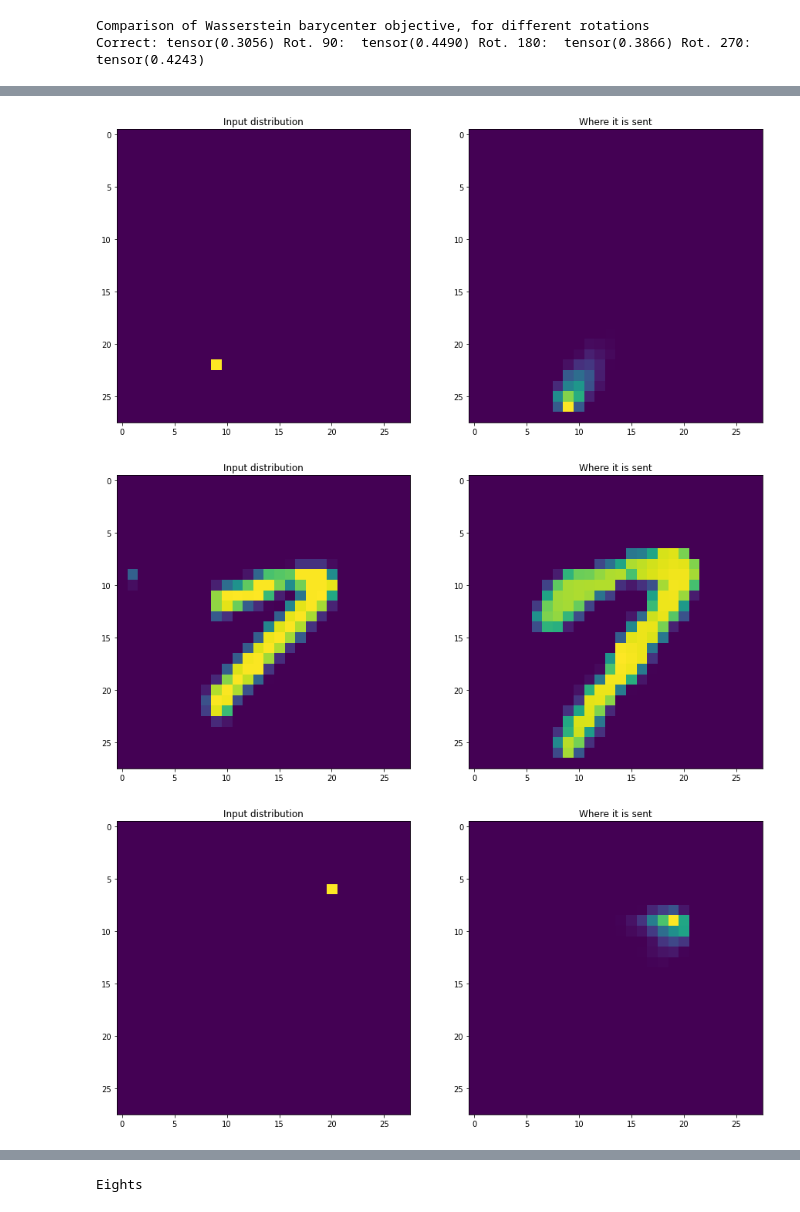
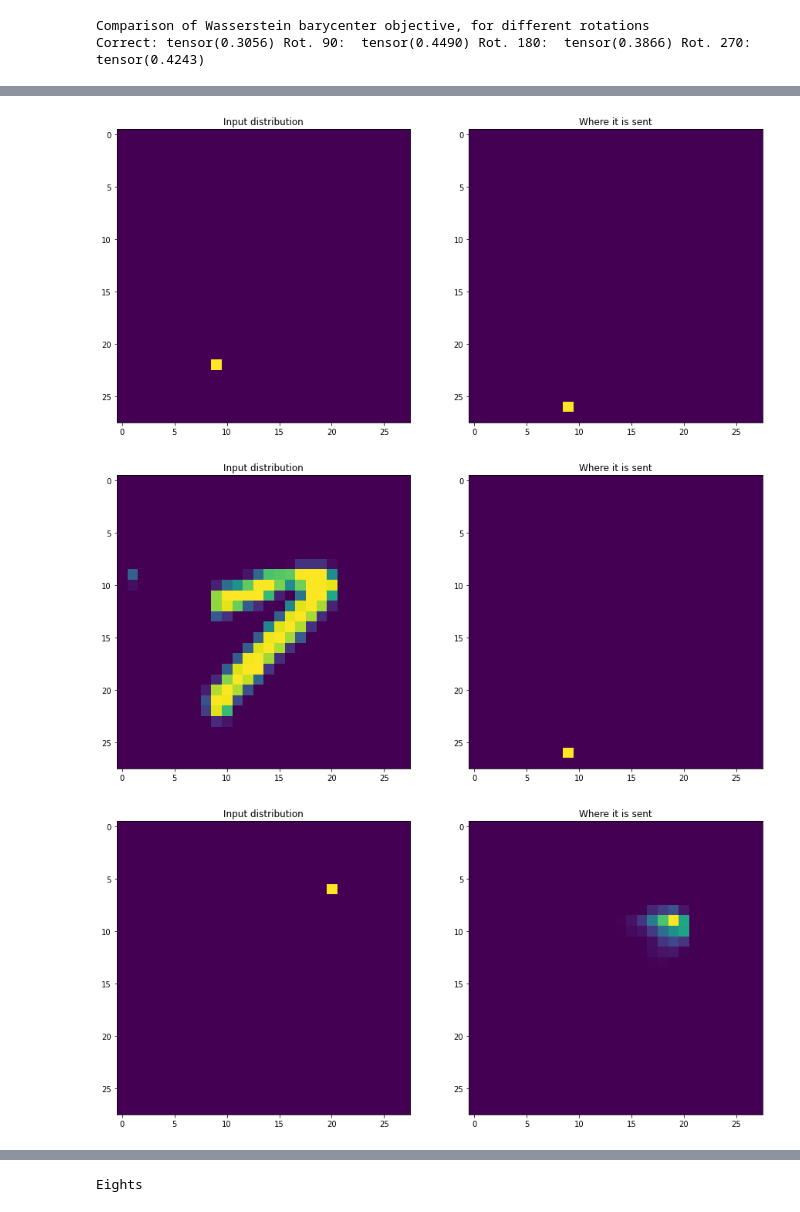
Before and after one commit to scoutsaachi/conv_was, a Jupyter notebook: Conv_was.ipynb, the cells around one changed output, grey strips where cells are left out. Drawn from its saved outputs; the diff is of its cells as text; code cells hidden in the pictures.

```diff
--- a/Conv_was.ipynb
+++ b/Conv_was.ipynb
@@ -30,7 +30,7 @@ for x, y in dl:
 # %%
 
 class ConvolutionalWasserstein2D(nn.Module):
-    def __init__(self, nin, s, gamma):
+    def __init__(self, nin, s, gamma, extra_cost=None):
         super().__init__()
         self.a = torch.ones(1, nin, s, s) #/(s*s)
         self.s = s
@@ -40,8 +40,12 @@ class ConvolutionalWasserstein2D(nn.Module):
         g_s = s
         if s % 2 == 0:
             g_s = s+1
-        self.H = tgm.image.GaussianBlur((g_s, g_s), (gamma, gamma))
 
+
+        if extra_cost:
+            self.H = (lambda x: tgm.image.GaussianBlur((g_s, g_s), (gamma, gamma))(x) + extra_cost(x))
+        else:
+            self.H = tgm.image.GaussianBlur((g_s, g_s), (gamma, gamma))
 
     def sinkhorn(self, mu_0, mu_1, iters, return_plan=False):
         w = torch.ones(*mu_0.shape)
@@ -184,6 +188,14 @@ print('Correct:', objvals[0, 0], 'Rot. 90: ', objvals90[0, 0], 'Rot. 180: ', obj
 Comparison of Wasserstein barycenter objective, for different rotations
 Correct: tensor(0.3056) Rot. 90:  tensor(0.4490) Rot. 180:  tensor(0.3866) Rot. 270:  tensor(0.4243)
 # %%
+matched_points = [[[9, 18], [6, 20]], [[22,9],[26,9]]]
+def extra_cost_func(x, matched_points, scale_fac=10):
+    # print('x',x.shape) # 1 3 28 28
+    cst = torch.zeros(x.shape)
+    for idx, pair in enumerate(matched_points):
+        cst[:, :, pair[1][0], pair[1][1]] = scale_fac*x[:, :, pair[0][0], pair[0][1]]
+    return cst
+cw = ConvolutionalWasserstein2D(3, 28, gamma=2, extra_cost=lambda x:extra_cost_func(x, matched_points))
 testmask=torch.zeros(cw.a.shape)
 testmask[0,:,9,18] = 1
 testmask2=torch.zeros(cw.a.shape)
@@ -204,5 +216,5 @@ cw.visualize_plan(lambda x: w*cw.H(v*x), input_dist=seven1.unsqueeze(0))
-[figure, old version]
+[figure, new version]
-[figure, old version]
+[figure, new version]
 [figure]
 [figure]
 [figure]
```
Also changed, not shown: parts of 1 cell of this notebook.
